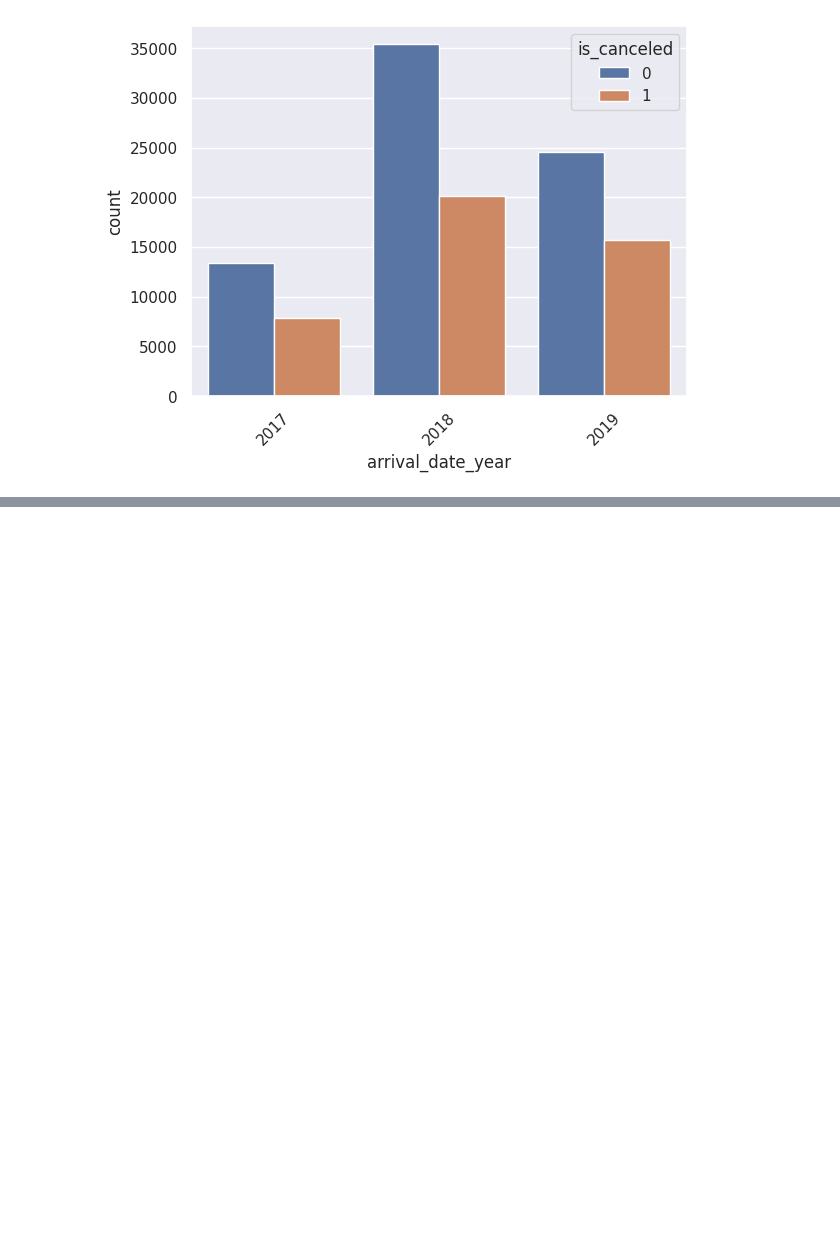
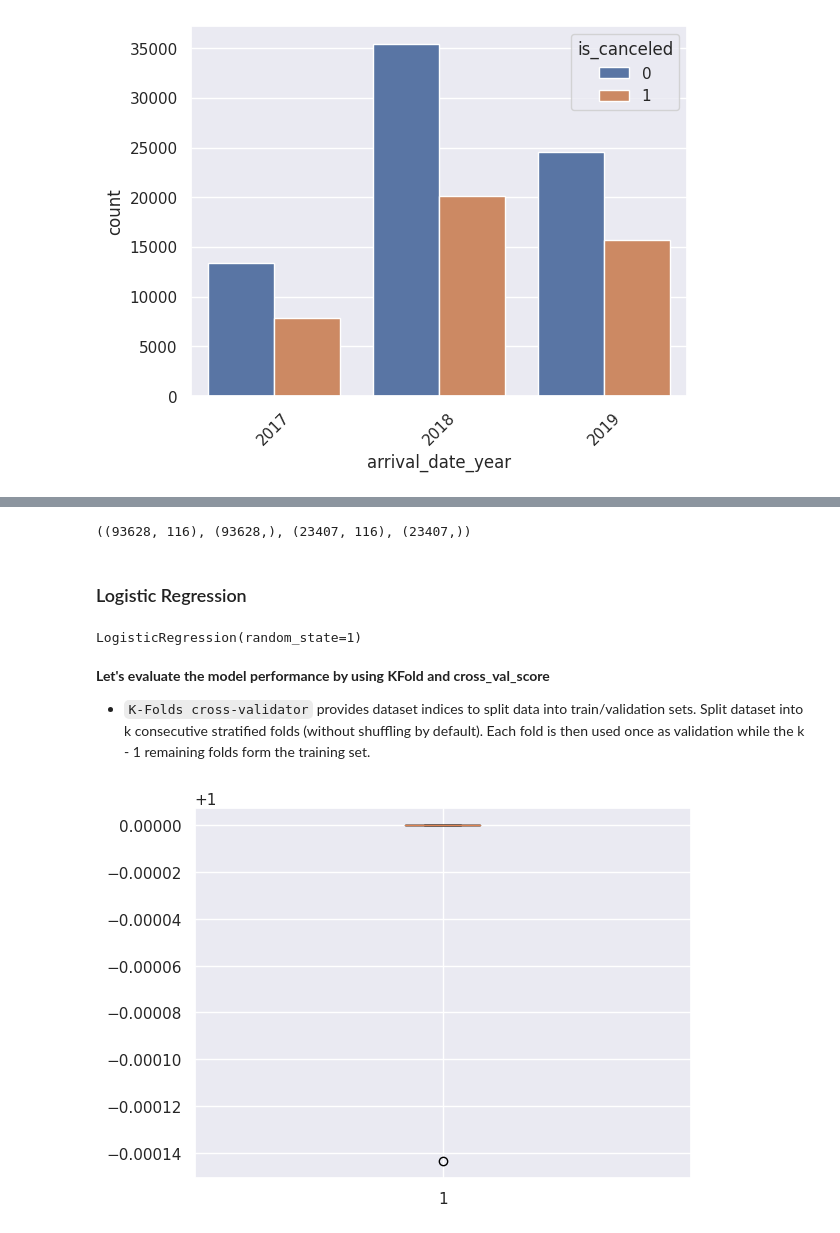
Before and after one commit to rmunoz78/Marriot_Cancellation_Model, a Jupyter notebook: Marriot_Cancellation_Model.ipynb, the cells around one changed output, grey strips where cells are left out. Saved outputs shown, nothing was run; the diff lists cells and outputs as text; code cells hidden in the pictures; blank space fills up the shorter version.

```diff
--- a/Marriot_Cancellation_Model.ipynb
+++ b/Marriot_Cancellation_Model.ipynb
@@ -626,0 +759,2 @@ ax.set_xticklabels(ax.get_xticklabels(), rotation=45)
+# %%
+data.drop(['meal', 'assigned_room_type', 'reserved_room_type', 'reservation_status', 'reservation_status_date', 'arrival_date'], axis=1, inplace=True)
@@ -626,0 +772,13 @@ ax.set_xticklabels(ax.get_xticklabels(), rotation=45)
+# %%
+train_var = data.drop(['is_canceled'], axis=1)
+test_var = data['is_canceled']
+X_train, X_test, y_train, y_test = train_test_split(train_var, test_var, test_size=0.20)
+X_train.shape, y_train.shape, X_test.shape, y_test.shape
+# %% [output]
+((93628, 116), (93628,), (23407, 116), (23407,))
+# %%
+#Data scaling
+std_scaler = StandardScaler()
+std_scaler.fit(X_train)
+X_train_std = std_scaler.transform(X_train)
+X_test_std = std_scaler.transform(X_test)
@@ -626,0 +840,20 @@ ax.set_xticklabels(ax.get_xticklabels(), rotation=45)
+# %% [markdown]
+### Logistic Regression
+# %%
+lr = LogisticRegression(random_state=1)
+lr.fit(X_train_std,y_train)
+# %% [output]
+LogisticRegression(random_state=1)
+# %% [markdown]
+**Let's evaluate the model performance by using KFold and cross_val_score**
+
+- `K-Folds cross-validator` provides dataset indices to split data into train/validation sets. Split dataset into k consecutive stratified folds (without shuffling by default). Each fold is then used once as validation while the k - 1 remaining folds form the training set.
+# %%
+scoring='recall'
+kfold=StratifiedKFold(n_splits=5,shuffle=True,random_state=1)     #Setting number of splits equal to 5
+cv_result_bfr=cross_val_score(estimator=lr, X=X_train_std, y=y_train, scoring=scoring, cv=kfold)
+#Plotting boxplots for CV scores of model defined above
+plt.boxplot(cv_result_bfr)
+plt.show()
+# %% [output]
+[figure, added]
```
Also changed, not shown: parts of 46 cells of this notebook.
